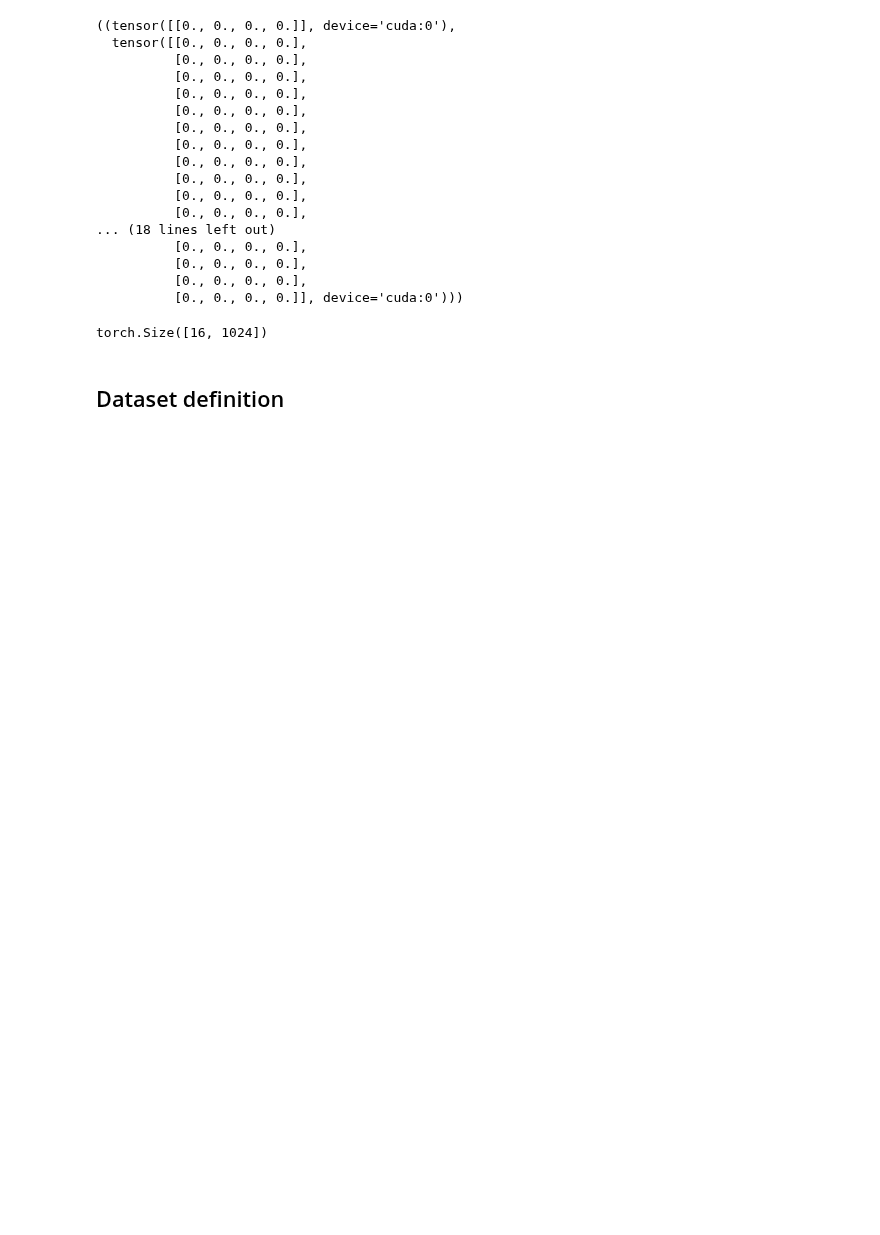
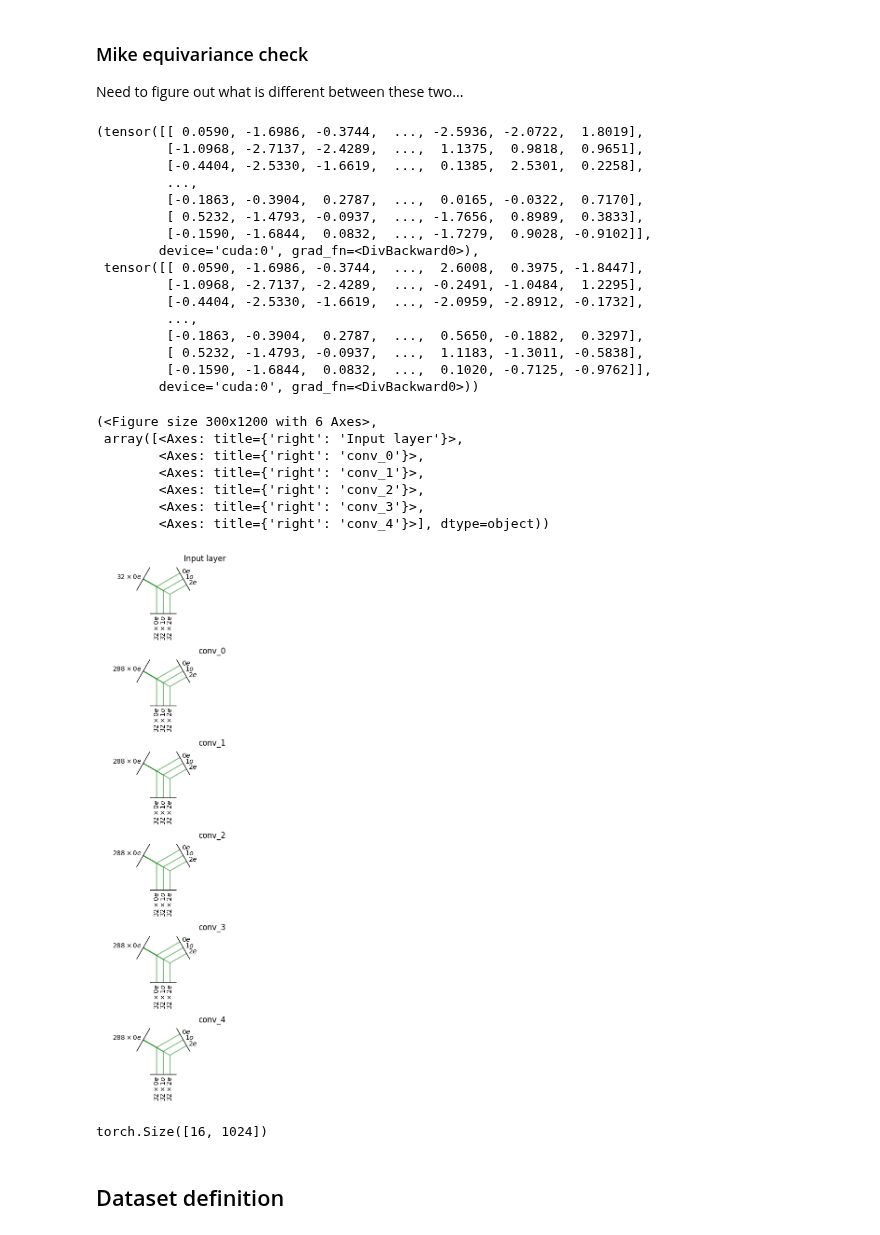
Before and after one commit to IntelLabs/EquiTriton, a Jupyter notebook: notebooks/Baseline model development.ipynb, the cells around one changed output. Cells and saved outputs as stored; diff of their text form; code cells hidden in the pictures; blank space fills up the shorter version.

Commit message:
notebook: added e3nn equivariance checks

```diff
--- a/notebooks/Baseline model development.ipynb
+++ b/notebooks/Baseline model development.ipynb
@@ -405,38 +515,62 @@ tensor([[ 0.0634, -0.7884,  0.2284,  ...,  0.1949,  0.4684, -0.0612],
+# %% [markdown]
+### Mike equivariance check
+
+Need to figure out what is different between these two...
 # %%
 # generate a random rotation matrix (bs, 3, 3)
 from scipy.spatial.transform import Rotation
-random_rot = torch.tensor(Rotation.random(coords.size(0)).as_matrix(), dtype=torch.float32).to(coords.device)
+
+random_rot = torch.tensor(
+    Rotation.random(coords.size(0)).as_matrix(), dtype=torch.float32
+).to(coords.device)
 
 # random translation (bs, 3)
-random_t = torch.rand_like(coords)
+random_t = torch.rand_like(
+    coords
+)  # I think it should be a group action, not individual atoms
 
 # rotate coords: (bs, 3, 3) x (bs, 3, 1) -> (bs, 3)
 rotated_coords = (random_rot @ coords.unsqueeze(-1)).squeeze(-1)
 
-#o_transl = layer(atom_z, rotated_coords + random_t, edge_index)
-og_graph = PyGGraph(pos=coords, z=atomic_numbers, edge_index=edge_index).to('cuda')
-rot_graph = PyGGraph(pos=rotated_coords + random_t, z=atomic_numbers, edge_index=edge_index).to('cuda')
+# o_transl = layer(atom_z, rotated_coords + random_t, edge_index)
+og_graph = PyGGraph(pos=coords, z=atomic_numbers, edge_index=edge_index).to("cuda")
+rot_graph = PyGGraph(
+    pos=coords @ rot_matrix.T.to("cuda"), z=atomic_numbers, edge_index=edge_index
+).to("cuda")
 
-model = EquiTritonModel(32, 4, 4, [2,3,4,5], 32, 32, 1.0, 17**0.5).to('cuda')
-o1 = model(og_graph)
-o2 = model(rot_graph)
+model = EquiTritonModel(32, 4, 4, [0, 1, 2], 32, 32, 1.0, 17**0.5).to("cuda")
+# o1 = model(og_graph)
+# o2 = model(rot_graph)
+atom_z = atom_embedder(atomic_numbers)
+o1 = layer(atom_z, og_graph.pos, edge_index=og_graph.edge_index)
+o2 = layer(atom_z, rot_graph.pos, edge_index=rot_graph.edge_index)
 
 o1, o2
 # %% [output]
-((tensor([[0., 0., 0., 0.]], device='cuda:0'),
-  tensor([[0., 0., 0., 0.],
-          [0., 0., 0., 0.],
-          [0., 0., 0., 0.],
-          [0., 0., 0., 0.],
-          [0., 0., 0., 0.],
-          [0., 0., 0., 0.],
-          [0., 0., 0., 0.],
-          [0., 0., 0., 0.],
-          [0., 0., 0., 0.],
-          [0., 0., 0., 0.],
-          [0., 0., 0., 0.],
-... (18 lines left out)
-          [0., 0., 0., 0.],
-          [0., 0., 0., 0.],
-          [0., 0., 0., 0.],
-          [0., 0., 0., 0.]], device='cuda:0')))
+(tensor([[ 0.0590, -1.6986, -0.3744,  ..., -2.5936, -2.0722,  1.8019],
+         [-1.0968, -2.7137, -2.4289,  ...,  1.1375,  0.9818,  0.9651],
+         [-0.4404, -2.5330, -1.6619,  ...,  0.1385,  2.5301,  0.2258],
+         ...,
+         [-0.1863, -0.3904,  0.2787,  ...,  0.0165, -0.0322,  0.7170],
+         [ 0.5232, -1.4793, -0.0937,  ..., -1.7656,  0.8989,  0.3833],
+         [-0.1590, -1.6844,  0.0832,  ..., -1.7279,  0.9028, -0.9102]],
+        device='cuda:0', grad_fn=<DivBackward0>),
+ tensor([[ 0.0590, -1.6986, -0.3744,  ...,  2.6008,  0.3975, -1.8447],
+         [-1.0968, -2.7137, -2.4289,  ..., -0.2491, -1.0484,  1.2295],
+         [-0.4404, -2.5330, -1.6619,  ..., -2.0959, -2.8912, -0.1732],
+         ...,
+         [-0.1863, -0.3904,  0.2787,  ...,  0.5650, -0.1882,  0.3297],
+         [ 0.5232, -1.4793, -0.0937,  ...,  1.1183, -1.3011, -0.5838],
+         [-0.1590, -1.6844,  0.0832,  ...,  0.1020, -0.7125, -0.9762]],
+        device='cuda:0', grad_fn=<DivBackward0>))
+# %%
+model.visualize()
+# %% [output]
+(<Figure size 300x1200 with 6 Axes>,
+ array([<Axes: title={'right': 'Input layer'}>,
+        <Axes: title={'right': 'conv_0'}>,
+        <Axes: title={'right': 'conv_1'}>,
+        <Axes: title={'right': 'conv_2'}>,
+        <Axes: title={'right': 'conv_3'}>,
+        <Axes: title={'right': 'conv_4'}>], dtype=object))
+[figure, added]
```
Also changed, not shown: parts of 15 cells of this notebook.
